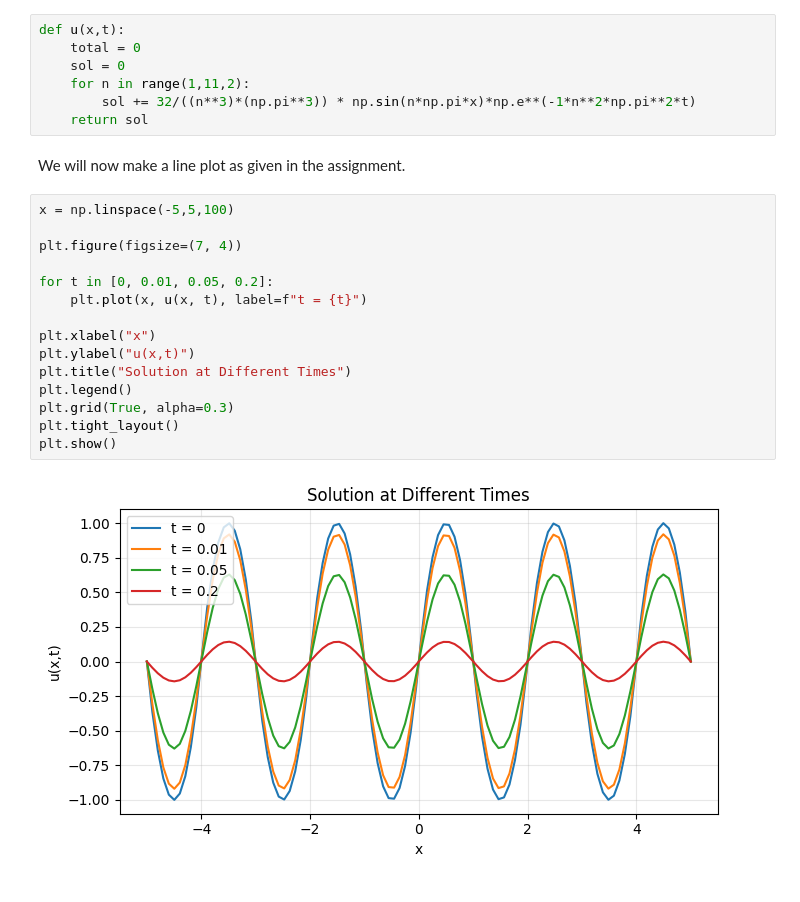
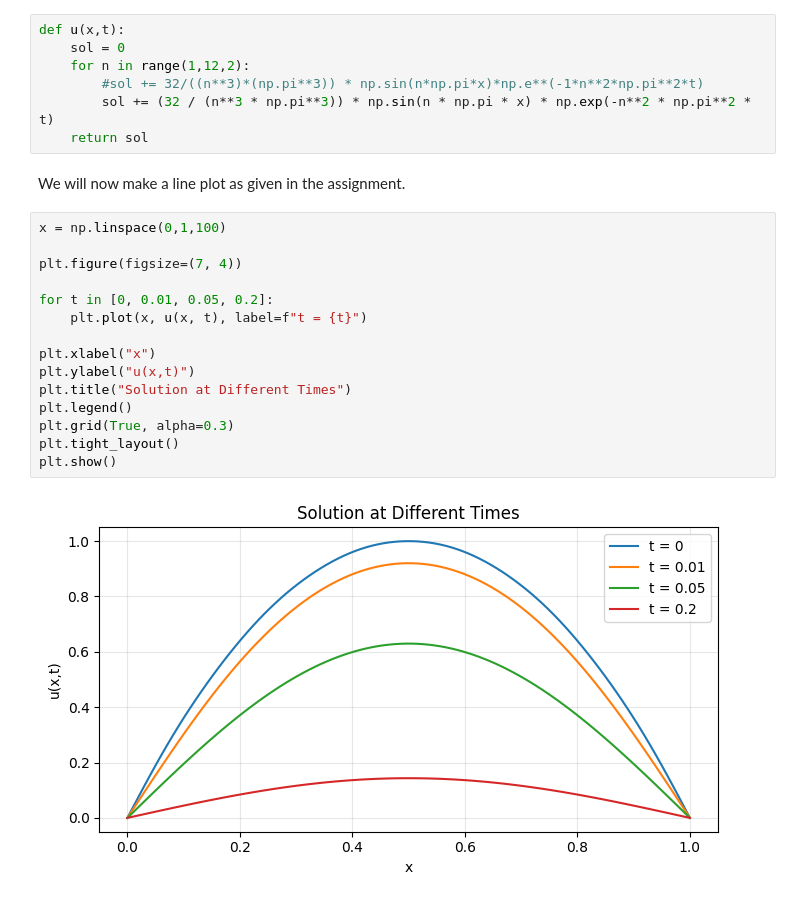
Before and after one commit to maxmartin40/MATH-5440-Code, a Jupyter notebook: Homework2.ipynb, the cells around one changed output. Drawn from its saved outputs; the diff is of its cells as text.

Commit message:
Finalize line plot

```diff
--- a/Homework2.ipynb
+++ b/Homework2.ipynb
@@ -12,27 +12,27 @@ u(x,t) = \sum_{n \text{ odd}} \frac{32}{n^3 \pi^3} \sin(n\pi x) e^{-n^2\pi^2 t}
 $$
 # %%
 def u(x,t):
-    total = 0
     sol = 0
-    for n in range(1,11,2):
-        sol += 32/((n**3)*(np.pi**3)) * np.sin(n*np.pi*x)*np.e**(-1*n**2*np.pi**2*t)
+    for n in range(1,12,2):
+        #sol += 32/((n**3)*(np.pi**3)) * np.sin(n*np.pi*x)*np.e**(-1*n**2*np.pi**2*t)
+        sol += (32 / (n**3 * np.pi**3)) * np.sin(n * np.pi * x) * np.exp(-n**2 * np.pi**2 * t)
     return sol
 # %% [markdown]
 We will now make a line plot as given in the assignment.
 # %%
-x = np.linspace(-5,5,100)
+x = np.linspace(0,1,100)
 
 plt.figure(figsize=(7, 4))
 
 for t in [0, 0.01, 0.05, 0.2]:
     plt.plot(x, u(x, t), label=f"t = {t}")
 
 plt.xlabel("x")
 plt.ylabel("u(x,t)")
 plt.title("Solution at Different Times")
 plt.legend()
 plt.grid(True, alpha=0.3)
 plt.tight_layout()
 plt.show()
 # %% [output]
-[figure, old version]
+[figure, new version]
```
